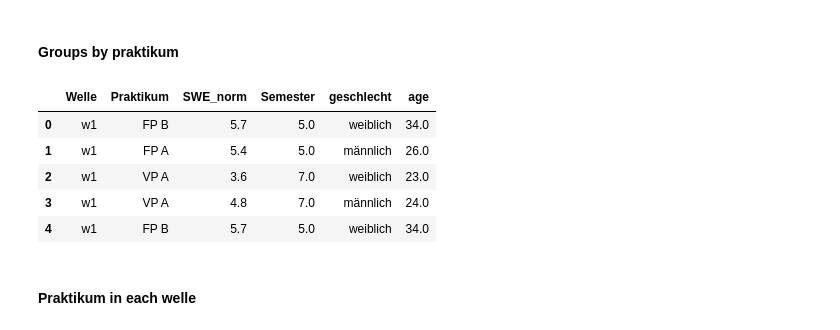
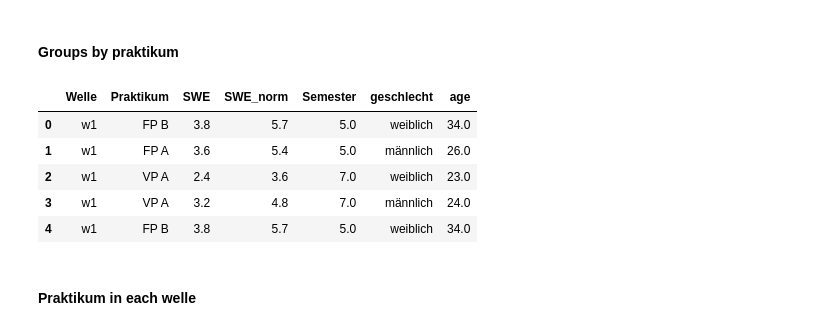
Before and after one commit to annaromankiewicz/masterarbeit, a Jupyter notebook: Analysis.ipynb, the cells around one changed output. Drawn from its saved outputs; the diff is of its cells as text; code cells hidden in the pictures.

```diff
--- a/Analysis.ipynb
+++ b/Analysis.ipynb
@@ -314,16 +321,16 @@ for key in groups_praktikum.keys():
 # %%
 list_praktikums = pd.DataFrame(
     np.concatenate(tuple(praktikum_values for praktikum_values in groups_praktikum.values()), axis=0),
-    columns=['Welle','Praktikum','SWE_norm','Semester','geschlecht','age']
+    columns=['Welle','Praktikum','SWE','SWE_norm','Semester','geschlecht','age']
 )
 list_praktikums.head()
 # %% [output]
-|  | Welle | Praktikum | SWE_norm | Semester | geschlecht | age |
-| 0 | w1 | FP B | 5.7 | 5.0 | weiblich | 34.0 |
-| 1 | w1 | FP A | 5.4 | 5.0 | männlich | 26.0 |
-| 2 | w1 | VP A | 3.6 | 7.0 | weiblich | 23.0 |
-| 3 | w1 | VP A | 4.8 | 7.0 | männlich | 24.0 |
-| 4 | w1 | FP B | 5.7 | 5.0 | weiblich | 34.0 |
+|  | Welle | Praktikum | SWE | SWE_norm | Semester | geschlecht | age |
+| 0 | w1 | FP B | 3.8 | 5.7 | 5.0 | weiblich | 34.0 |
+| 1 | w1 | FP A | 3.6 | 5.4 | 5.0 | männlich | 26.0 |
+| 2 | w1 | VP A | 2.4 | 3.6 | 7.0 | weiblich | 23.0 |
+| 3 | w1 | VP A | 3.2 | 4.8 | 7.0 | männlich | 24.0 |
+| 4 | w1 | FP B | 3.8 | 5.7 | 5.0 | weiblich | 34.0 |
 # %% [markdown]
 #### Praktikum in each welle
 # %%
```
Also changed, not shown: parts of 9 cells of this notebook, 7 other files.
